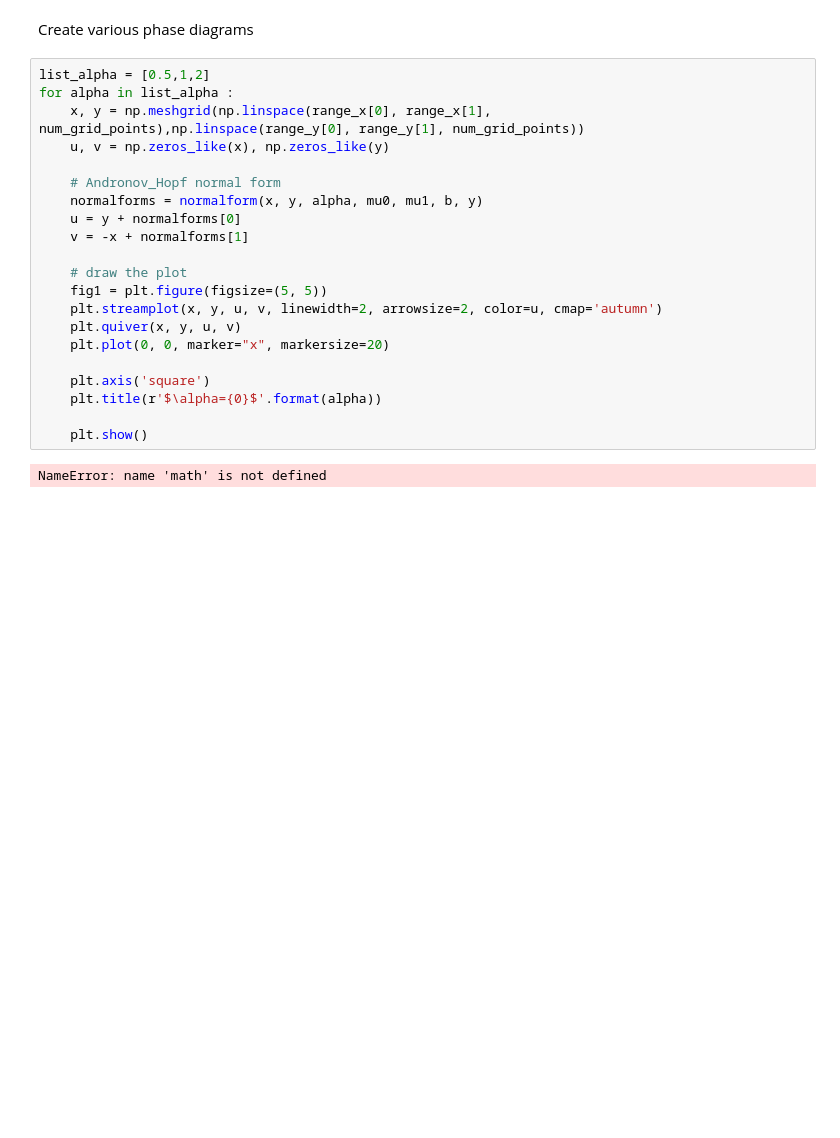
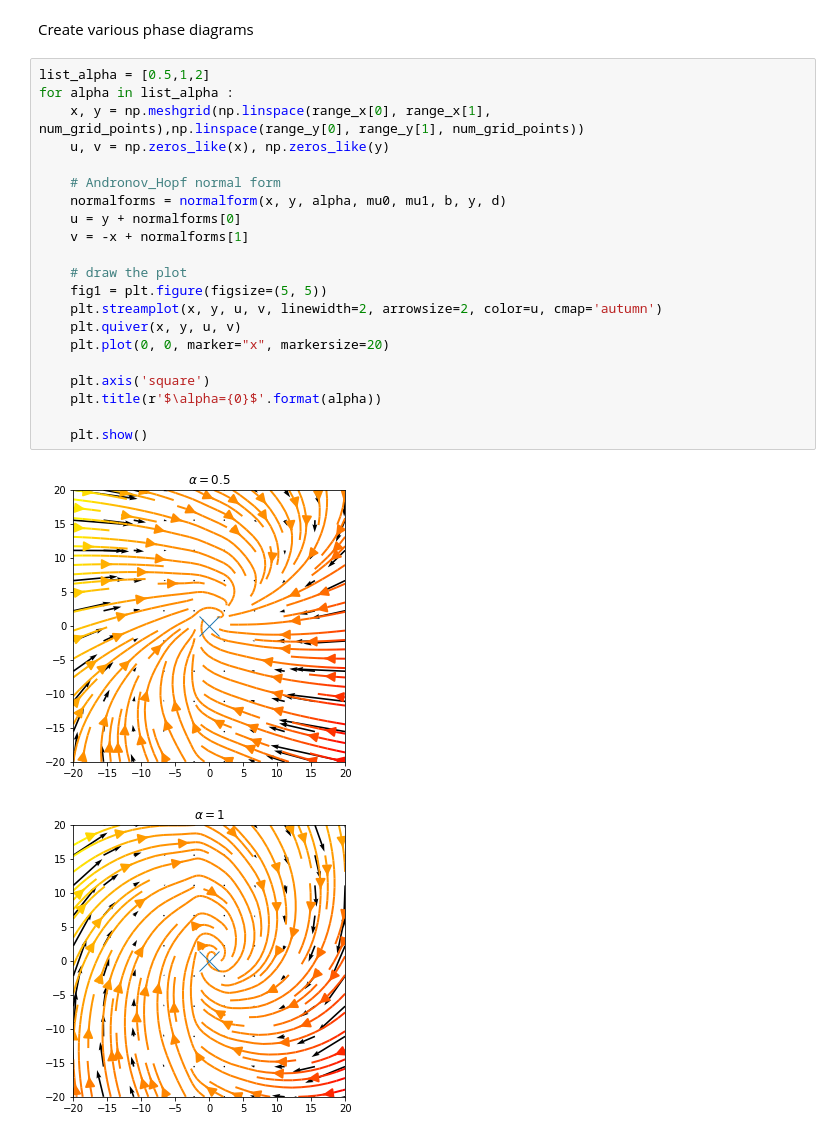
Before and after one commit to clarissanjani/MLCMS_Final-Project, a Jupyter notebook: Task4.ipynb, the cells around one changed output. Saved outputs shown, nothing was run; the diff lists cells and outputs as text; blank space fills up the shorter version.

```diff
--- a/Task4.ipynb
+++ b/Task4.ipynb
@@ -58,23 +58,24 @@ Create various phase diagrams
 # %%
 list_alpha = [0.5,1,2]
 for alpha in list_alpha :
     x, y = np.meshgrid(np.linspace(range_x[0], range_x[1], num_grid_points),np.linspace(range_y[0], range_y[1], num_grid_points))
     u, v = np.zeros_like(x), np.zeros_like(y)
 
     # Andronov_Hopf normal form
-    normalforms = normalform(x, y, alpha, mu0, mu1, b, y)
+    normalforms = normalform(x, y, alpha, mu0, mu1, b, y, d)
     u = y + normalforms[0]
     v = -x + normalforms[1]
 
     # draw the plot
     fig1 = plt.figure(figsize=(5, 5))
     plt.streamplot(x, y, u, v, linewidth=2, arrowsize=2, color=u, cmap='autumn')
     plt.quiver(x, y, u, v)
     plt.plot(0, 0, marker="x", markersize=20)
 
     plt.axis('square')
     plt.title(r'$\alpha={0}$'.format(alpha))
 
     plt.show()
 # %% [output]
-NameError: name 'math' is not defined
+[figure, added]
+[figure, added]
```
Also changed, not shown: parts of 2 cells of this notebook.
